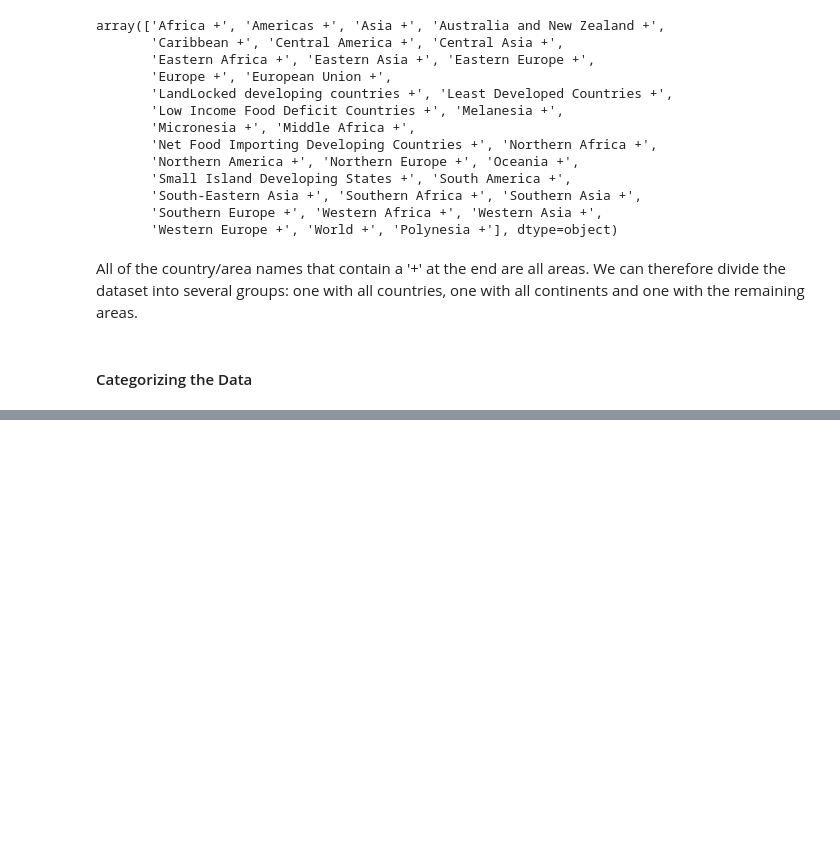
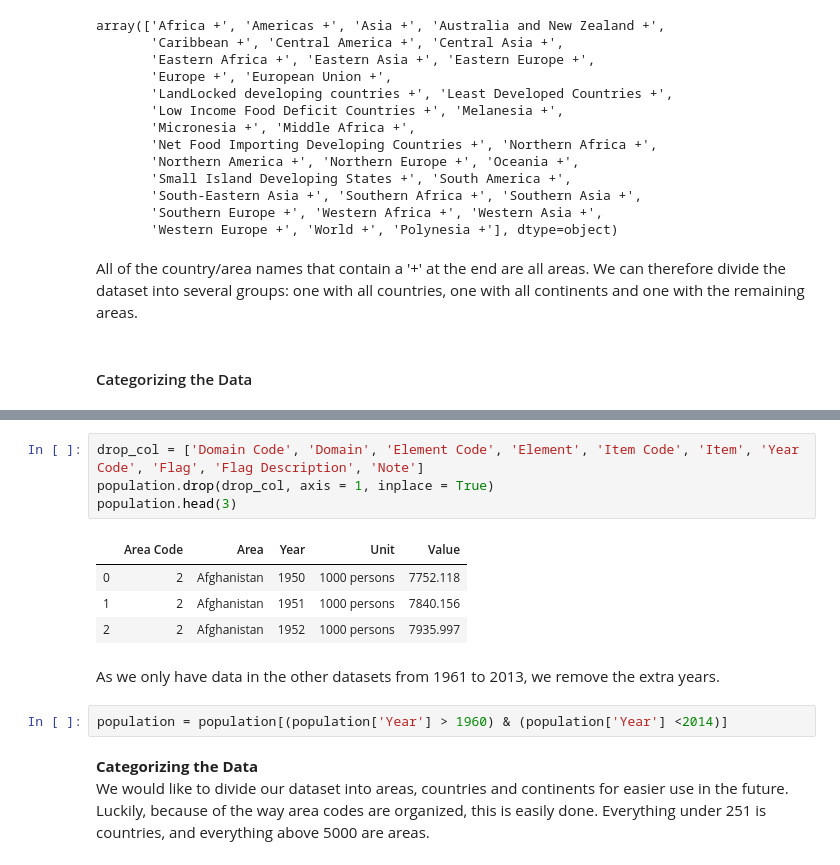
Before and after one commit to theodorhusefest/ADA-2019-project1-sovellettu-tiedon-analysoint, a Jupyter notebook: milestone2.ipynb, the cells around one changed output, grey strips where cells are left out. Drawn from its saved outputs; the diff is of its cells as text; blank space fills up the shorter version.

```diff
--- a/milestone2.ipynb
+++ b/milestone2.ipynb
@@ -400,0 +441,16 @@ Number of unique areas: 28
+# %%
+drop_col = ['Domain Code', 'Domain', 'Element Code', 'Element', 'Item Code', 'Item', 'Year Code', 'Flag', 'Flag Description', 'Note']
+population.drop(drop_col, axis = 1, inplace = True)
+population.head(3)
+# %% [output]
+|  | Area Code | Area | Year | Unit | Value |
+| 0 | 2 | Afghanistan | 1950 | 1000 persons | 7752.118 |
+| 1 | 2 | Afghanistan | 1951 | 1000 persons | 7840.156 |
+| 2 | 2 | Afghanistan | 1952 | 1000 persons | 7935.997 |
+# %% [markdown]
+As we only have data in the other datasets from 1961 to 2013, we remove the extra years.
+# %%
+population = population[(population['Year'] > 1960) & (population['Year'] <2014)]
+# %% [markdown]
+**Categorizing the Data**
+We would like to divide our dataset into areas, countries and continents for easier use in the future. Luckily, because of the way area codes are organized, this is easily done. Everything under 251 is countries, and everything above 5000 are areas.
```
Also changed, not shown: parts of 9 cells of this notebook.
